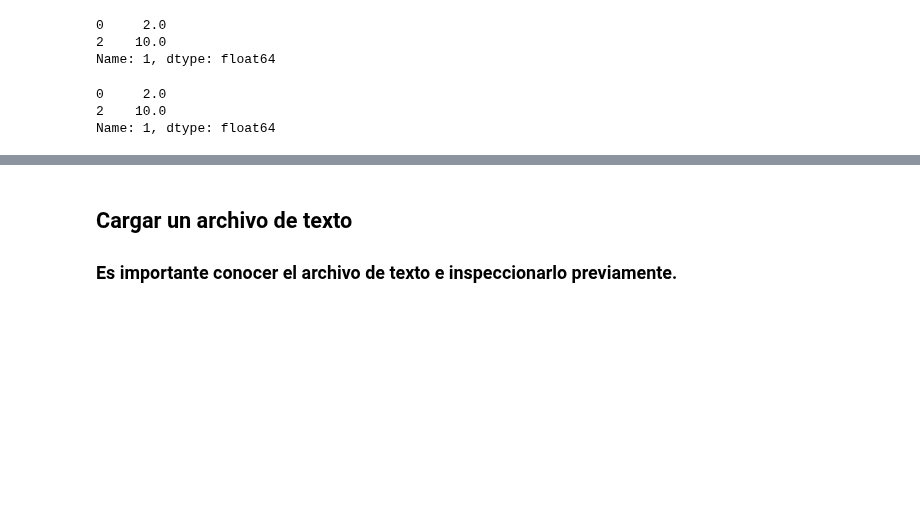
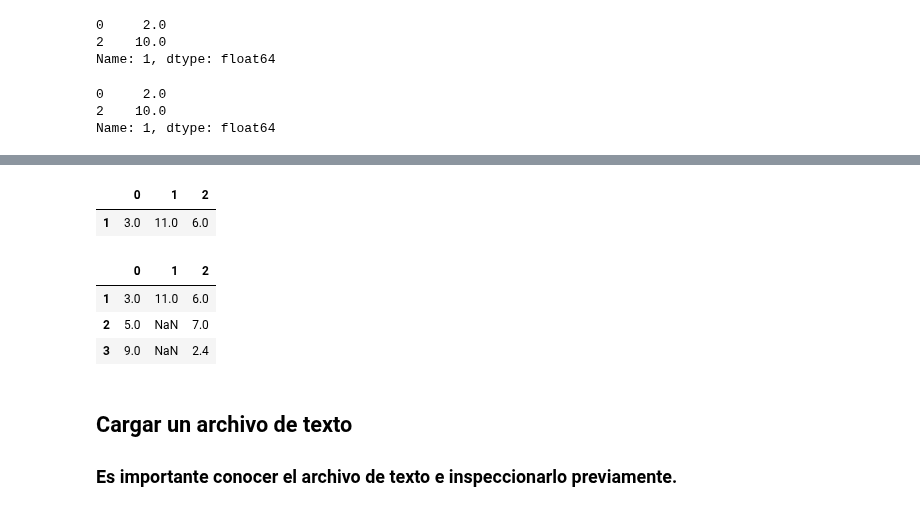
Before and after one commit to igomezv/DataScienceIntermedio, a Jupyter notebook: 1. Limpieza de datos.ipynb, the cells around one changed output, grey strips where cells are left out. Saved outputs shown, nothing was run; the diff lists cells and outputs as text; code cells hidden in the pictures; blank space fills up the shorter version.

```diff
--- a/1. Limpieza de datos.ipynb
+++ b/1. Limpieza de datos.ipynb
@@ -194,3 +215,17 @@ df
+# %%
+arreglo_any = arreglo.dropna(how='any')
+arreglo_any
+# %% [output]
+|  | 0 | 1 | 2 |
+| 1 | 3.0 | 11.0 | 6.0 |
+# %%
+arreglo_all = arreglo.dropna(how='all')
+arreglo_all
+# %% [output]
+|  | 0 | 1 | 2 |
+| 1 | 3.0 | 11.0 | 6.0 |
+| 2 | 5.0 | NaN | 7.0 |
+| 3 | 9.0 | NaN | 2.4 |
 # %% [markdown]
 ## Cargar un archivo de texto
 ### Es importante conocer el archivo de texto e inspeccionarlo previamente.
```
Also changed, not shown: parts of 17 cells of this notebook.
